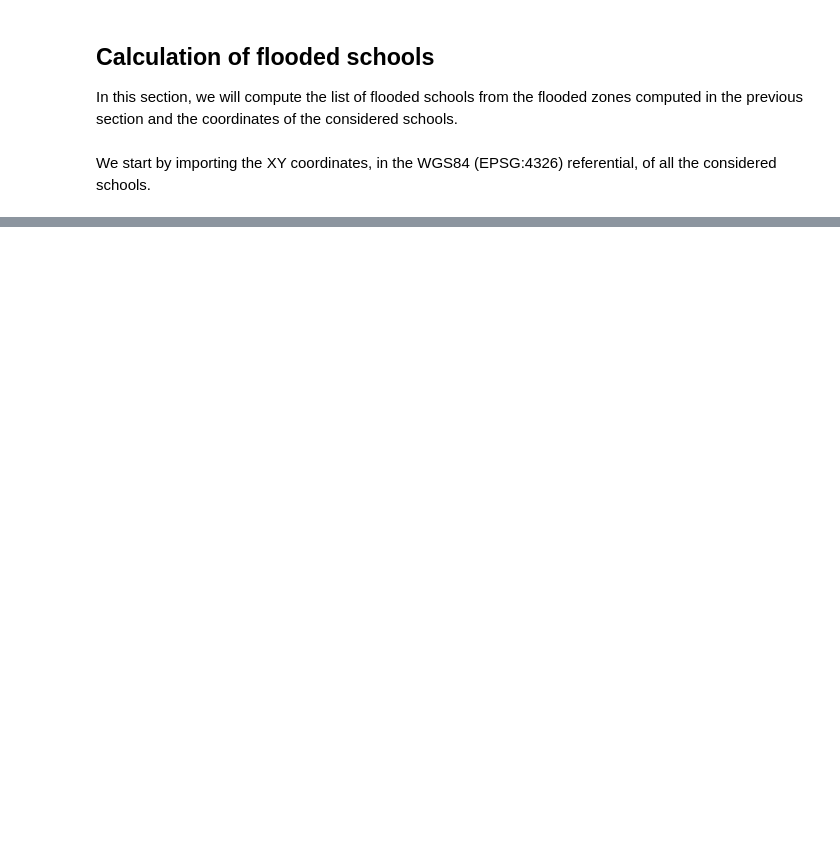
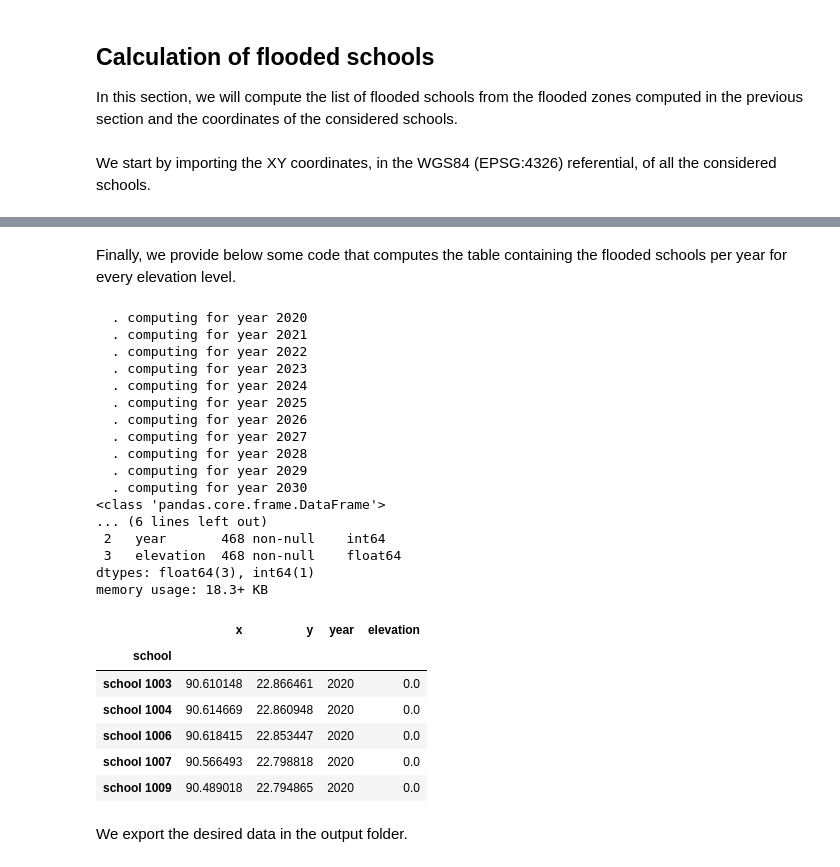
Before and after one commit to Ahmed-AmineHomman/hackathon-iiep-unesco-2022, a Jupyter notebook: transformations.ipynb, the cells around one changed output, grey strips where cells are left out. Drawn from its saved outputs; the diff is of its cells as text; code cells hidden in the pictures; blank space fills up the shorter version.

```diff
--- a/transformations.ipynb
+++ b/transformations.ipynb
@@ -112,0 +93,68 @@ memory usage: 1.8 MB
+# %%
+def get_flooded_schools(filepath, schools, elevation):
+    with rio.open(filepath) as dataset:
+        dem = dataset.read(1)
+        no_data_flag = dataset.nodata
+
+        # define flooded schools
+        flooded = []
+        for row in schools.index:
+            longitude, latitude = schools.loc[row, "x"], schools.loc[row, "y"]
+            px, py = dataset.index(longitude, latitude)
+            if px >= 0 and py >= 0 and px < dem.shape[0] and py < dem.shape[1]:
+                if (dem[px, py] != no_data_flag) and (dem[px, py] <= elevation):
+                    flooded.append(row)
+
+        return schools.loc[flooded, :]
+# %% [markdown]
+Finally, we provide below some code that computes the table containing the flooded schools per year for every elevation level.
+# %%
+current_year = 2020
+current_elevation = 0.0
+target_year = 2030
+target_elevation = 1.5
+
+elevations = pd.Series(
+    name="elevation",
+    index=pd.Index(name="year", data=np.arange(current_year, target_year + 1)),
+    data=np.linspace(current_elevation, target_elevation, target_year - current_year + 1)
+)
+
+temporal = pd.DataFrame()
+for year, elevation in elevations.items():
+    print(f"  . computing for year {year}")
+    flooded_this_year = get_flooded_schools(filepath=FILEPATH, schools=schools, elevation=elevation)
+    flooded_this_year["year"] = year
+    flooded_this_year["elevation"] = elevation
+    temporal = pd.concat((temporal, flooded_this_year), axis=0)
+temporal = temporal.groupby("school").agg({"x": "first", "y": "first", "year": "min", "elevation": "min"})
+
+temporal.info()
+temporal.head()
+# %% [output]
+  . computing for year 2020
+  . computing for year 2021
+  . computing for year 2022
+  . computing for year 2023
+  . computing for year 2024
+  . computing for year 2025
+  . computing for year 2026
+  . computing for year 2027
+  . computing for year 2028
+  . computing for year 2029
+  . computing for year 2030
+<class 'pandas.core.frame.DataFrame'>
+... (6 lines left out)
+ 2   year       468 non-null    int64
+ 3   elevation  468 non-null    float64
+dtypes: float64(3), int64(1)
+memory usage: 18.3+ KB
+|  | x | y | year | elevation |
+| school |  |  |  |  |
+| school 1003 | 90.610148 | 22.866461 | 2020 | 0.0 |
+| school 1004 | 90.614669 | 22.860948 | 2020 | 0.0 |
+| school 1006 | 90.618415 | 22.853447 | 2020 | 0.0 |
+| school 1007 | 90.566493 | 22.798818 | 2020 | 0.0 |
+| school 1009 | 90.489018 | 22.794865 | 2020 | 0.0 |
+# %% [markdown]
+We export the desired data in the output folder.
```
Also changed, not shown: parts of 11 cells of this notebook, 1 other file.
